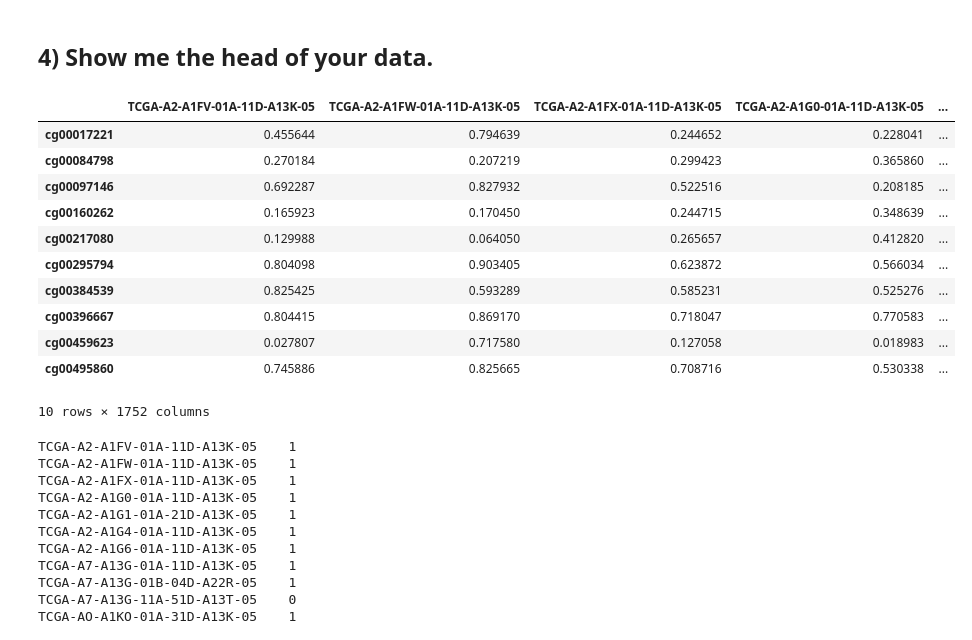
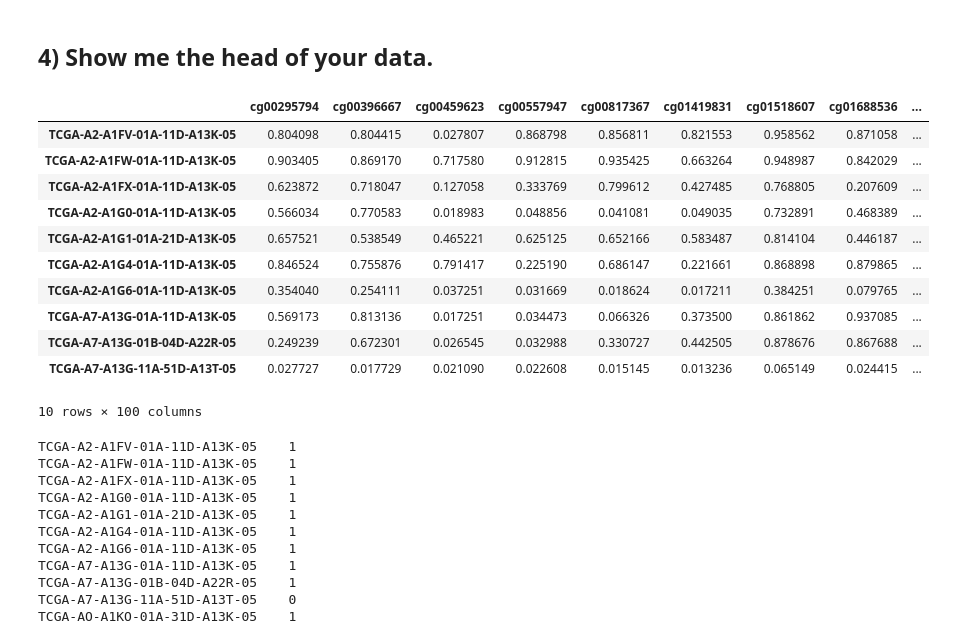
Before and after one commit to kmfunder/final-project, a Jupyter notebook: final-project.ipynb, the cells around one changed output. Cells and saved outputs as stored; diff of their text form; code cells hidden in the pictures.

```diff
--- a/final-project.ipynb
+++ b/final-project.ipynb
@@ -95,20 +95,20 @@ TCGA_class = BRCA_class.append(COAD_class).append(LUAD_class)
 # %% [markdown]
 ## 4) Show me the head of your data.
 # %%
-TCGA.transpose().head(10)
+TCGA.head(10)
 # %% [output]
-|  | TCGA-A2-A1FV-01A-11D-A13K-05 | TCGA-A2-A1FW-01A-11D-A13K-05 | TCGA-A2-A1FX-01A-11D-A13K-05 | TCGA-A2-A1G0-01A-11D-A13K-05 | ... |
-| cg00017221 | 0.455644 | 0.794639 | 0.244652 | 0.228041 | ... |
-| cg00084798 | 0.270184 | 0.207219 | 0.299423 | 0.365860 | ... |
-| cg00097146 | 0.692287 | 0.827932 | 0.522516 | 0.208185 | ... |
-| cg00160262 | 0.165923 | 0.170450 | 0.244715 | 0.348639 | ... |
-| cg00217080 | 0.129988 | 0.064050 | 0.265657 | 0.412820 | ... |
-| cg00295794 | 0.804098 | 0.903405 | 0.623872 | 0.566034 | ... |
-| cg00384539 | 0.825425 | 0.593289 | 0.585231 | 0.525276 | ... |
-| cg00396667 | 0.804415 | 0.869170 | 0.718047 | 0.770583 | ... |
-| cg00459623 | 0.027807 | 0.717580 | 0.127058 | 0.018983 | ... |
-| cg00495860 | 0.745886 | 0.825665 | 0.708716 | 0.530338 | ... |
+|  | cg00295794 | cg00396667 | cg00459623 | cg00557947 | cg00817367 | cg01419831 | cg01518607 | cg01688536 | ... |
+| TCGA-A2-A1FV-01A-11D-A13K-05 | 0.804098 | 0.804415 | 0.027807 | 0.868798 | 0.856811 | 0.821553 | 0.958562 | 0.871058 | ... |
+| TCGA-A2-A1FW-01A-11D-A13K-05 | 0.903405 | 0.869170 | 0.717580 | 0.912815 | 0.935425 | 0.663264 | 0.948987 | 0.842029 | ... |
+| TCGA-A2-A1FX-01A-11D-A13K-05 | 0.623872 | 0.718047 | 0.127058 | 0.333769 | 0.799612 | 0.427485 | 0.768805 | 0.207609 | ... |
+| TCGA-A2-A1G0-01A-11D-A13K-05 | 0.566034 | 0.770583 | 0.018983 | 0.048856 | 0.041081 | 0.049035 | 0.732891 | 0.468389 | ... |
+| TCGA-A2-A1G1-01A-21D-A13K-05 | 0.657521 | 0.538549 | 0.465221 | 0.625125 | 0.652166 | 0.583487 | 0.814104 | 0.446187 | ... |
+| TCGA-A2-A1G4-01A-11D-A13K-05 | 0.846524 | 0.755876 | 0.791417 | 0.225190 | 0.686147 | 0.221661 | 0.868898 | 0.879865 | ... |
+| TCGA-A2-A1G6-01A-11D-A13K-05 | 0.354040 | 0.254111 | 0.037251 | 0.031669 | 0.018624 | 0.017211 | 0.384251 | 0.079765 | ... |
+| TCGA-A7-A13G-01A-11D-A13K-05 | 0.569173 | 0.813136 | 0.017251 | 0.034473 | 0.066326 | 0.373500 | 0.861862 | 0.937085 | ... |
+| TCGA-A7-A13G-01B-04D-A22R-05 | 0.249239 | 0.672301 | 0.026545 | 0.032988 | 0.330727 | 0.442505 | 0.878676 | 0.867688 | ... |
+| TCGA-A7-A13G-11A-51D-A13T-05 | 0.027727 | 0.017729 | 0.021090 | 0.022608 | 0.015145 | 0.013236 | 0.065149 | 0.024415 | ... |
-10 rows × 1752 columns
+10 rows × 100 columns
 # %%
 TCGA_class.head(20)
 # %% [output]
```
